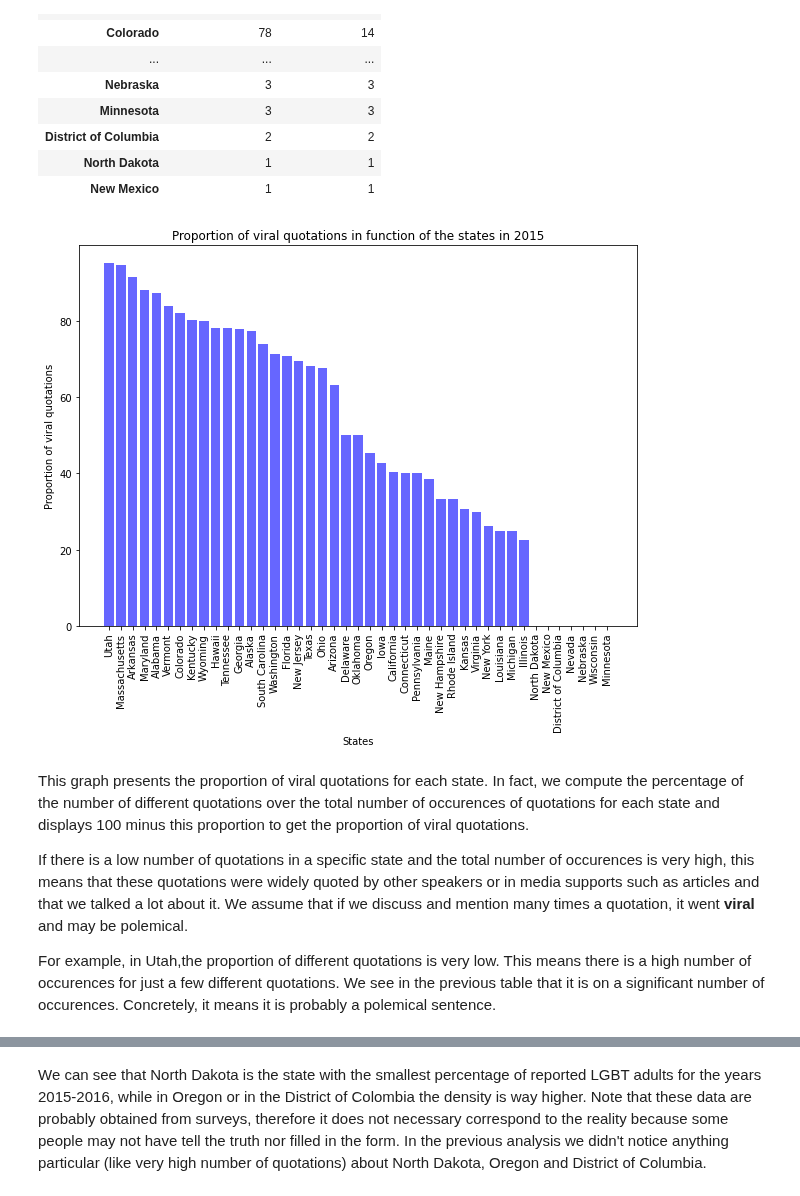
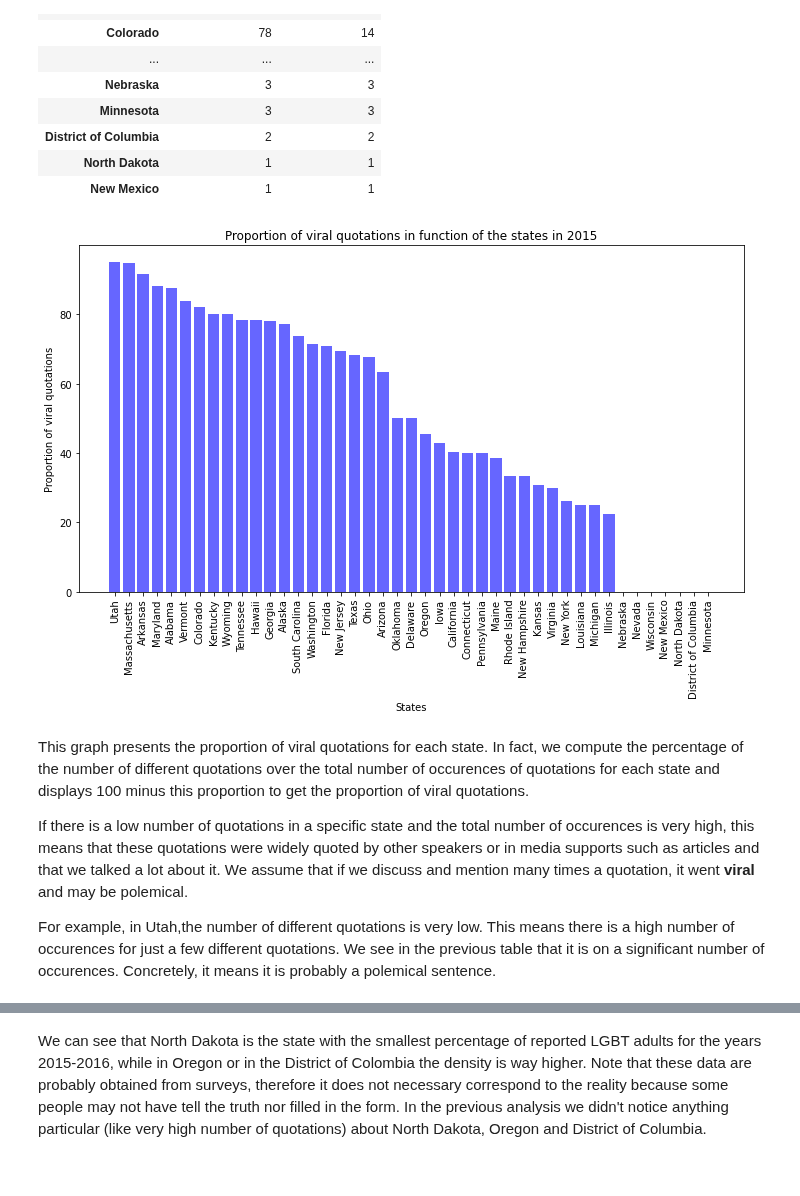
Before and after one commit to epfl-ada/ada-2021-project-ada_group_project, a Jupyter notebook: basic_exploration.ipynb, the cells around one changed output, grey strips where cells are left out. Saved outputs shown, nothing was run; the diff lists cells and outputs as text; code cells hidden in the pictures.

```diff
--- a/basic_exploration.ipynb
+++ b/basic_exploration.ipynb
@@ -479,22 +479,22 @@ grouped_by_state.sort_values(by = 'numOccurrences', ascending=False)
 # %%
 grouped_by_state['proportional_numQuotations'] = (grouped_by_state.numQuotations/grouped_by_state.numOccurrences)*100
 grouped_by_state=grouped_by_state.sort_values(by= 'proportional_numQuotations', ascending=True)
 plt.figure(figsize=(10,7))
-plt.bar(grouped_by_state.index, 100-grouped_by_state.proportional_numQuotations, color='blue', alpha=0.6, label = "number of different quotations" )
+plt.bar(grouped_by_state.index, 100-grouped_by_state.proportional_numQuotations, color='blue', alpha=0.6 )
 plt.xlabel('States')
 plt.ylabel('Proportion of viral quotations')
 plt.xticks(rotation=90)
 plt.title("Proportion of viral quotations in function of the states in 2015")
 plt.show()
 # %% [output]
-[figure, old version]
+[figure, new version]
 # %% [markdown]
 This graph presents the proportion of viral quotations for each state.
 In fact, we compute the percentage of the number of different quotations over the total number of occurences of quotations for each state and displays 100 minus this proportion to get the proportion of viral quotations.
 
 If there is a low number of quotations in a specific state and the total number of occurences is very high, this means that these quotations were widely quoted by other speakers or in media supports such as articles and that we talked a lot about it. We assume that if we discuss and mention many times a quotation, it went **viral** and may be polemical.
 
-For example, in Utah,the proportion of different quotations is very low. This means there is a high number of occurences for just a few different quotations. We see in the previous table that it is on a significant number of occurences. Concretely, it means it is probably a polemical sentence.
+For example, in Utah,the number of different quotations is very low. This means there is a high number of occurences for just a few different quotations. We see in the previous table that it is on a significant number of occurences. Concretely, it means it is probably a polemical sentence.
 # %%
 #file lgbt population:
 lgbtpopulation=pd.read_csv("data/lgbtpopulation2021.csv")
```
Also changed, not shown: parts of 19 cells of this notebook.
